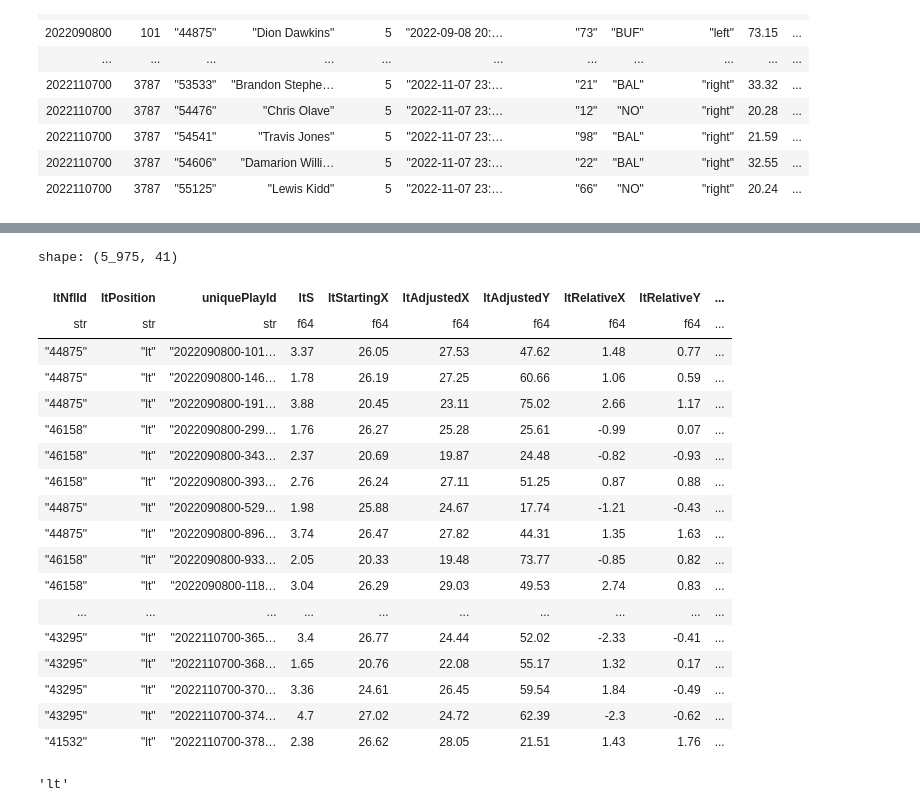
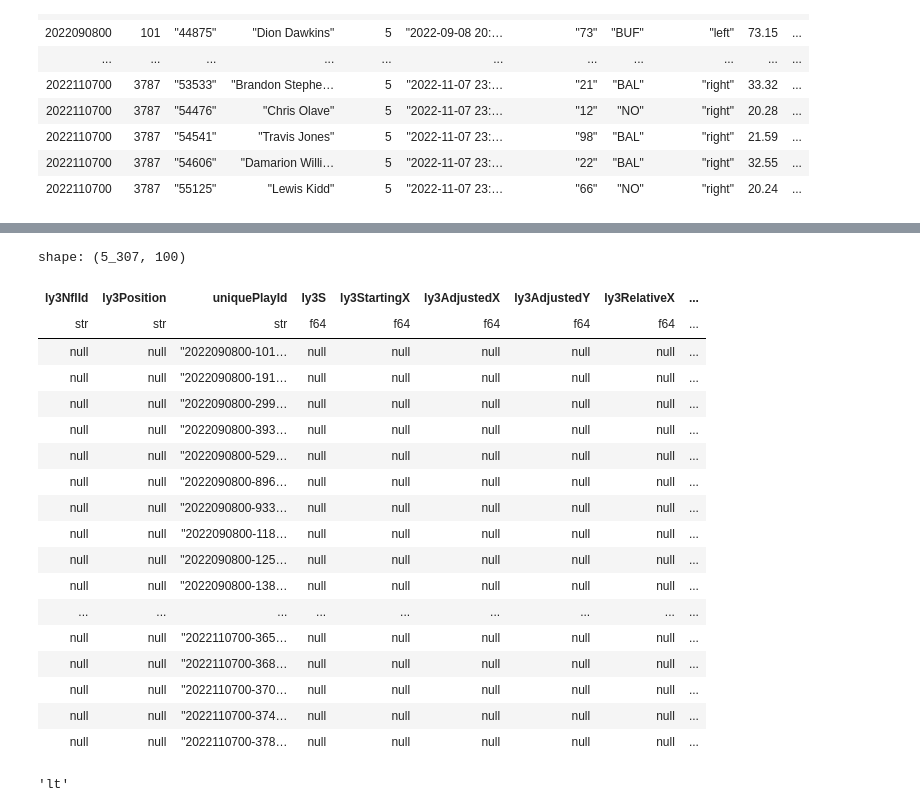
Before and after one commit to BenDavis71/BDB, a Jupyter notebook: BDBFormation/BDBFormation.ipynb, the cells around one changed output, grey strips where cells are left out. Drawn from its saved outputs; the diff is of its cells as text; code cells hidden in the pictures.

```diff
--- a/BDBFormation/BDBFormation.ipynb
+++ b/BDBFormation/BDBFormation.ipynb
@@ -772,8 +1063,0 @@ shape: (39_325, 39)
-# %%
-#TODO check for unbalanced line like uniquePlayId '2022092503-2607'
-
-df = df.with_columns([
-    pl.col('startingX').rank().over('uniquePlayId').map_dict(linemen_positions).alias('position')
-])
-
-df
@@ -821,0 +1086,6 @@ shape: (5_973, 39)
+# %%
+bluffSnapshotFrame=35
+bluff = tracking.filter(pl.col('framesSinceSnap')==bluffSnapshotFrame)\
+          .select(['nflId','uniquePlayId','adjustedX'])\
+          .rename({'adjustedX': 'bluffCheckX'})
+bluff
@@ -821,0 +1112,9 @@ shape: (5_973, 39)
+# %%
+pullingSnapshotFrame=11
+pullers = df.select(['nflId','uniquePlayId','onFieldPosition'])
+pullers = tracking.filter(pl.col('framesSinceSnap')==pullingSnapshotFrame)\
+          .join(pullers,on=['nflId','uniquePlayId'])\
+          .join(bluff,on=['nflId','uniquePlayId'])\
+          .select(['nflId','onFieldPosition','uniquePlayId','s','startingX',
+                'adjustedX','adjustedY','relativeX','relativeY','bluffCheckX'])
+pullers
@@ -821,0 +1141,4 @@ shape: (5_973, 39)
+# %%
+pulling_positions = ['ly3','ly2','ly1'] + list(linemen_positions.values()) \
+                  + ['ry1','ry2','ry3']
+pulling_positions
@@ -822,42 +1152,43 @@ shape: (5_973, 39)
 # %%
 d={}
-for position in linemen_positions.values():
-    d[position] = df.filter(pl.col('position')==position)
+for position in pulling_positions:
+    d[position] = pullers.filter(pl.col('onFieldPosition')==position)
     d[position] = d[position].rename({
         'nflId':position+'NflId',
-        'position':position+'Position',
+        'onFieldPosition':position+'Position',
         'startingX':position+'StartingX',
         'adjustedX':position+'AdjustedX',
         'adjustedY':position+'AdjustedY',
         'relativeX':position+'RelativeX',
         'relativeY':position+'RelativeY',
+        'bluffCheckX':position+'BluffCheckX',
         's':position+'S',
     })
 
 for position_df in list(d.values())[1:]:
-    d['lt'] = d['lt'].join(position_df,on='uniquePlayId')
-df = d['lt']
-df
+    d['ly3'] = d['ly3'].join(position_df,on='uniquePlayId',how='outer')
+pullers = d['ly3']
+pullers
 # %% [output]
-shape: (5_975, 41)
+shape: (5_307, 100)
-| ltNflId | ltPosition | uniquePlayId | ltS | ltStartingX | ltAdjustedX | ltAdjustedY | ltRelativeX | ltRelativeY | ... |
-| str | str | str | f64 | f64 | f64 | f64 | f64 | f64 | ... |
-| "44875" | "lt" | "2022090800-101… | 3.37 | 26.05 | 27.53 | 47.62 | 1.48 | 0.77 | ... |
-| "44875" | "lt" | "2022090800-146… | 1.78 | 26.19 | 27.25 | 60.66 | 1.06 | 0.59 | ... |
-| "44875" | "lt" | "2022090800-191… | 3.88 | 20.45 | 23.11 | 75.02 | 2.66 | 1.17 | ... |
-| "46158" | "lt" | "2022090800-299… | 1.76 | 26.27 | 25.28 | 25.61 | -0.99 | 0.07 | ... |
-| "46158" | "lt" | "2022090800-343… | 2.37 | 20.69 | 19.87 | 24.48 | -0.82 | -0.93 | ... |
-| "46158" | "lt" | "2022090800-393… | 2.76 | 26.24 | 27.11 | 51.25 | 0.87 | 0.88 | ... |
-| "44875" | "lt" | "2022090800-529… | 1.98 | 25.88 | 24.67 | 17.74 | -1.21 | -0.43 | ... |
-| "44875" | "lt" | "2022090800-896… | 3.74 | 26.47 | 27.82 | 44.31 | 1.35 | 1.63 | ... |
-| "46158" | "lt" | "2022090800-933… | 2.05 | 20.33 | 19.48 | 73.77 | -0.85 | 0.82 | ... |
-| "46158" | "lt" | "2022090800-118… | 3.04 | 26.29 | 29.03 | 49.53 | 2.74 | 0.83 | ... |
-| ... | ... | ... | ... | ... | ... | ... | ... | ... | ... |
-| "43295" | "lt" | "2022110700-365… | 3.4 | 26.77 | 24.44 | 52.02 | -2.33 | -0.41 | ... |
-| "43295" | "lt" | "2022110700-368… | 1.65 | 20.76 | 22.08 | 55.17 | 1.32 | 0.17 | ... |
-| "43295" | "lt" | "2022110700-370… | 3.36 | 24.61 | 26.45 | 59.54 | 1.84 | -0.49 | ... |
-| "43295" | "lt" | "2022110700-374… | 4.7 | 27.02 | 24.72 | 62.39 | -2.3 | -0.62 | ... |
-| "41532" | "lt" | "2022110700-378… | 2.38 | 26.62 | 28.05 | 21.51 | 1.43 | 1.76 | ... |
+| ly3NflId | ly3Position | uniquePlayId | ly3S | ly3StartingX | ly3AdjustedX | ly3AdjustedY | ly3RelativeX | ... |
+| str | str | str | f64 | f64 | f64 | f64 | f64 | ... |
+| null | null | "2022090800-101… | null | null | null | null | null | ... |
+| null | null | "2022090800-191… | null | null | null | null | null | ... |
+| null | null | "2022090800-299… | null | null | null | null | null | ... |
+| null | null | "2022090800-393… | null | null | null | null | null | ... |
+| null | null | "2022090800-529… | null | null | null | null | null | ... |
+| null | null | "2022090800-896… | null | null | null | null | null | ... |
+| null | null | "2022090800-933… | null | null | null | null | null | ... |
+| null | null | "2022090800-118… | null | null | null | null | null | ... |
+| null | null | "2022090800-125… | null | null | null | null | null | ... |
+| null | null | "2022090800-138… | null | null | null | null | null | ... |
+| ... | ... | ... | ... | ... | ... | ... | ... | ... |
+| null | null | "2022110700-365… | null | null | null | null | null | ... |
+| null | null | "2022110700-368… | null | null | null | null | null | ... |
+| null | null | "2022110700-370… | null | null | null | null | null | ... |
+| null | null | "2022110700-374… | null | null | null | null | null | ... |
+| null | null | "2022110700-378… | null | null | null | null | null | ... |
 # %%
 linemen = list(linemen_positions.values())
 position_index = linemen.index('c')
```
Also changed, not shown: parts of 65 cells of this notebook.
